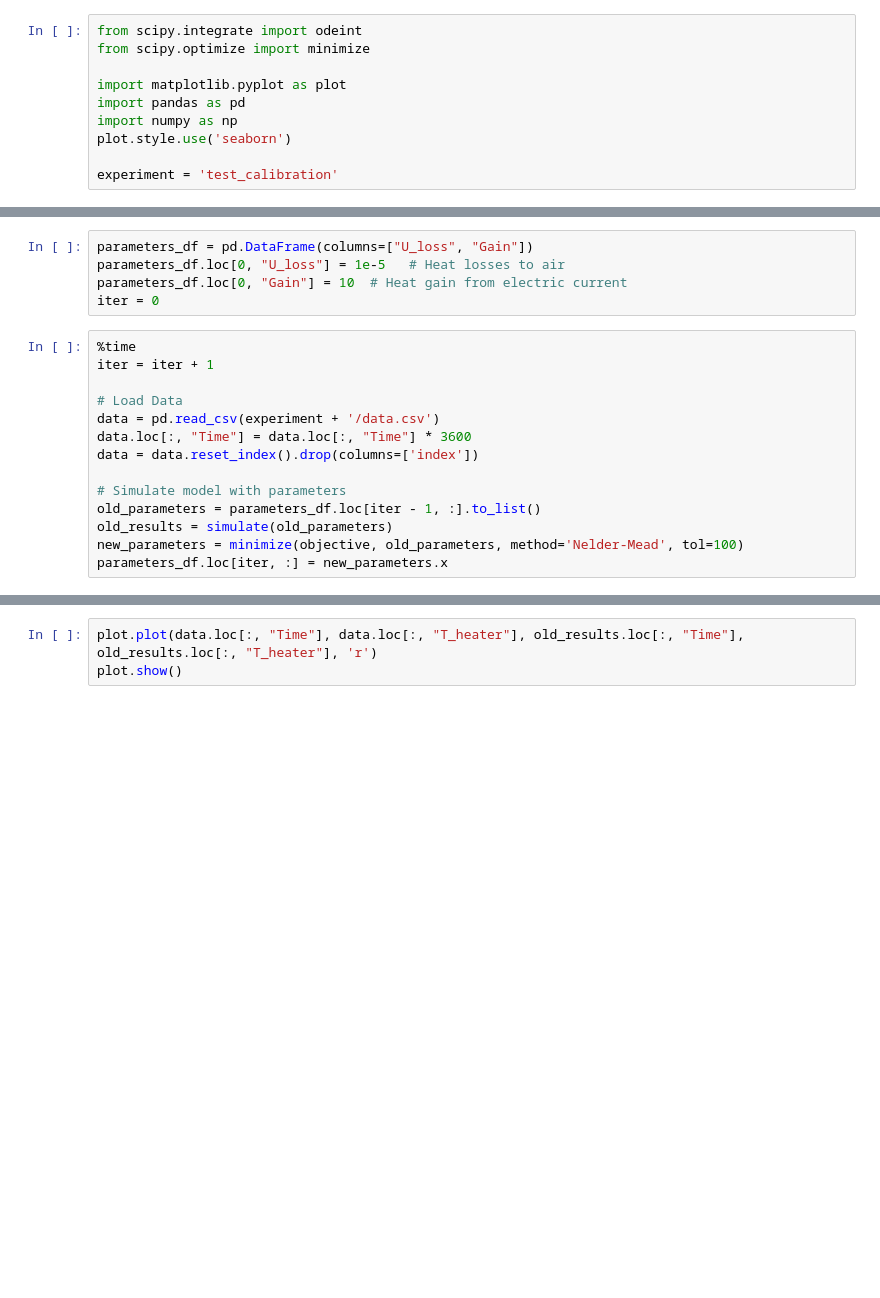
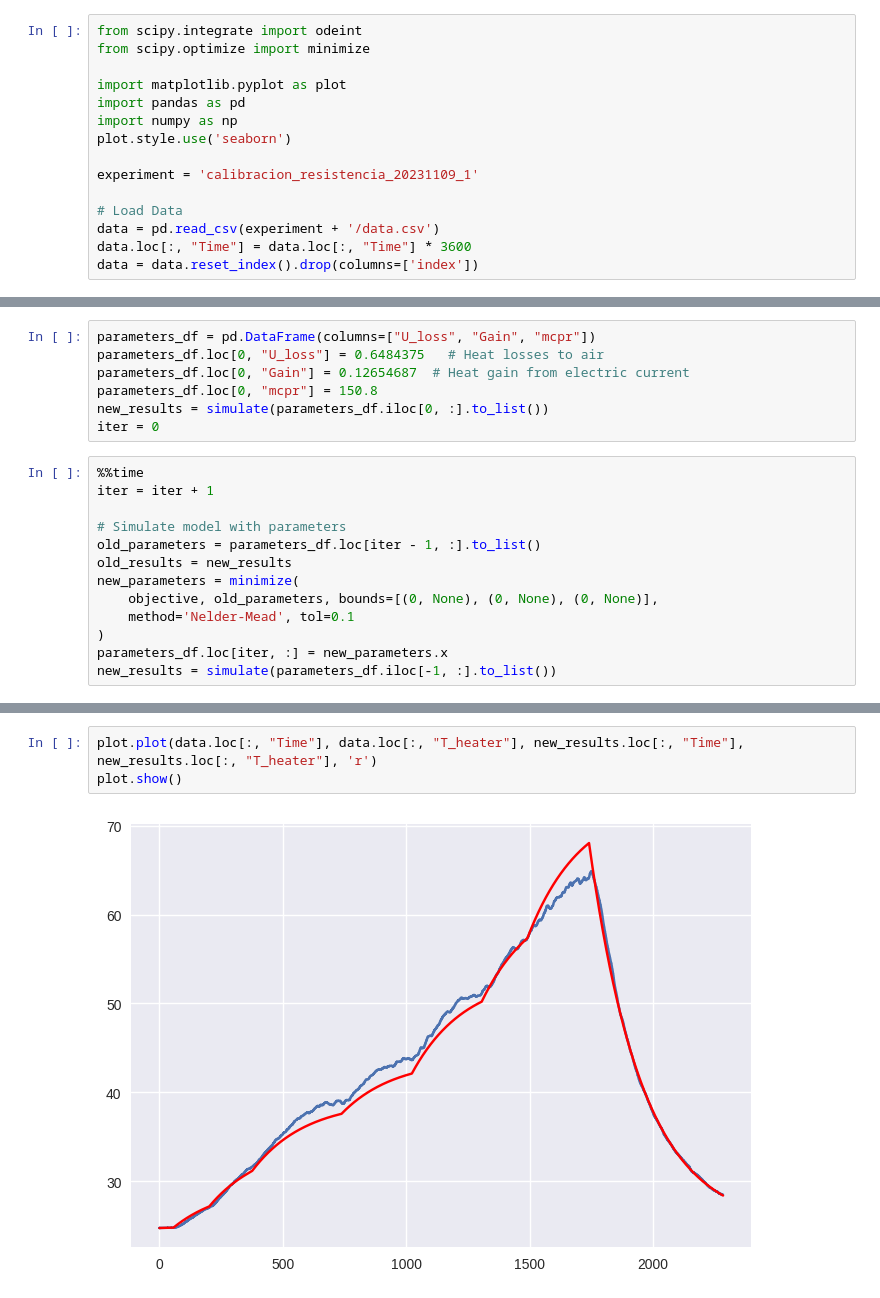
Before and after one commit to asaldivar93/lab_automation, a Jupyter notebook: reactor/pid_calibration/offline_estimation_heater_only.ipynb, the cells around one changed output, grey strips where cells are left out. Drawn from its saved outputs; the diff is of its cells as text; blank space fills up the shorter version.

Commit message:
Fixed MHE for reactor electric heater

```diff
--- a/reactor/pid_calibration/offline_estimation_heater_only.ipynb
+++ b/reactor/pid_calibration/offline_estimation_heater_only.ipynb
@@ -7,4 +7,9 @@ import pandas as pd
 import numpy as np
 plot.style.use('seaborn')
 
-experiment = 'test_calibration'
+experiment = 'calibracion_resistencia_20231109_1'
+
+# Load Data
+data = pd.read_csv(experiment + '/data.csv')
+data.loc[:, "Time"] = data.loc[:, "Time"] * 3600
+data = data.reset_index().drop(columns=['index'])
@@ -88,21 +72,22 @@ def objective(parameters):
 
     return objective / len(data)
 # %%
-parameters_df = pd.DataFrame(columns=["U_loss", "Gain"])
-parameters_df.loc[0, "U_loss"] = 1e-5   # Heat losses to air
-parameters_df.loc[0, "Gain"] = 10  # Heat gain from electric current
+parameters_df = pd.DataFrame(columns=["U_loss", "Gain", "mcpr"])
+parameters_df.loc[0, "U_loss"] = 0.6484375   # Heat losses to air
+parameters_df.loc[0, "Gain"] = 0.12654687  # Heat gain from electric current
+parameters_df.loc[0, "mcpr"] = 150.8
+new_results = simulate(parameters_df.iloc[0, :].to_list())
 iter = 0
 # %%
-%time
+%%time
 iter = iter + 1
-
-# Load Data
-data = pd.read_csv(experiment + '/data.csv')
-data.loc[:, "Time"] = data.loc[:, "Time"] * 3600
-data = data.reset_index().drop(columns=['index'])
 
 # Simulate model with parameters
 old_parameters = parameters_df.loc[iter - 1, :].to_list()
-old_results = simulate(old_parameters)
-new_parameters = minimize(objective, old_parameters, method='Nelder-Mead', tol=100)
+old_results = new_results
+new_parameters = minimize(
+    objective, old_parameters, bounds=[(0, None), (0, None), (0, None)],
+    method='Nelder-Mead', tol=0.1
+)
 parameters_df.loc[iter, :] = new_parameters.x
+new_results = simulate(parameters_df.iloc[-1, :].to_list())
@@ -109,3 +111,5 @@ parameters_df.loc[iter, :] = new_parameters.x
 # %%
-plot.plot(data.loc[:, "Time"], data.loc[:, "T_heater"], old_results.loc[:, "Time"], old_results.loc[:, "T_heater"], 'r')
+plot.plot(data.loc[:, "Time"], data.loc[:, "T_heater"], new_results.loc[:, "Time"], new_results.loc[:, "T_heater"], 'r')
 plot.show()
+# %% [output]
+[figure, added]
```
Also changed, not shown: parts of 7 cells of this notebook, 12 other files.
